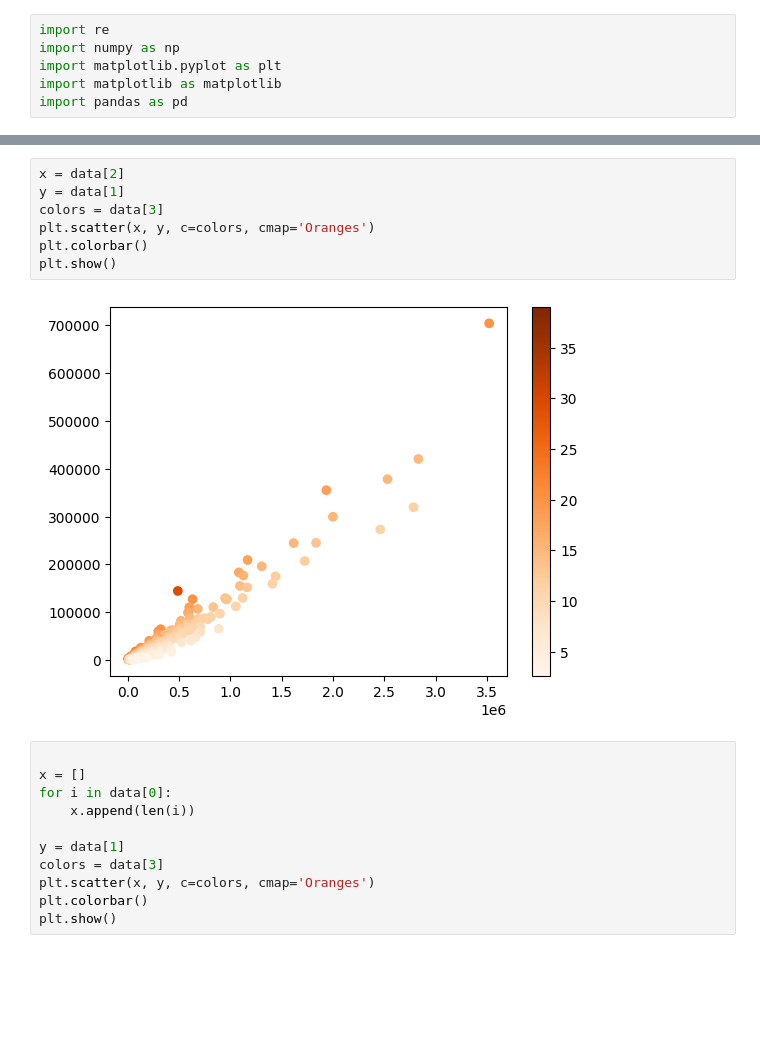
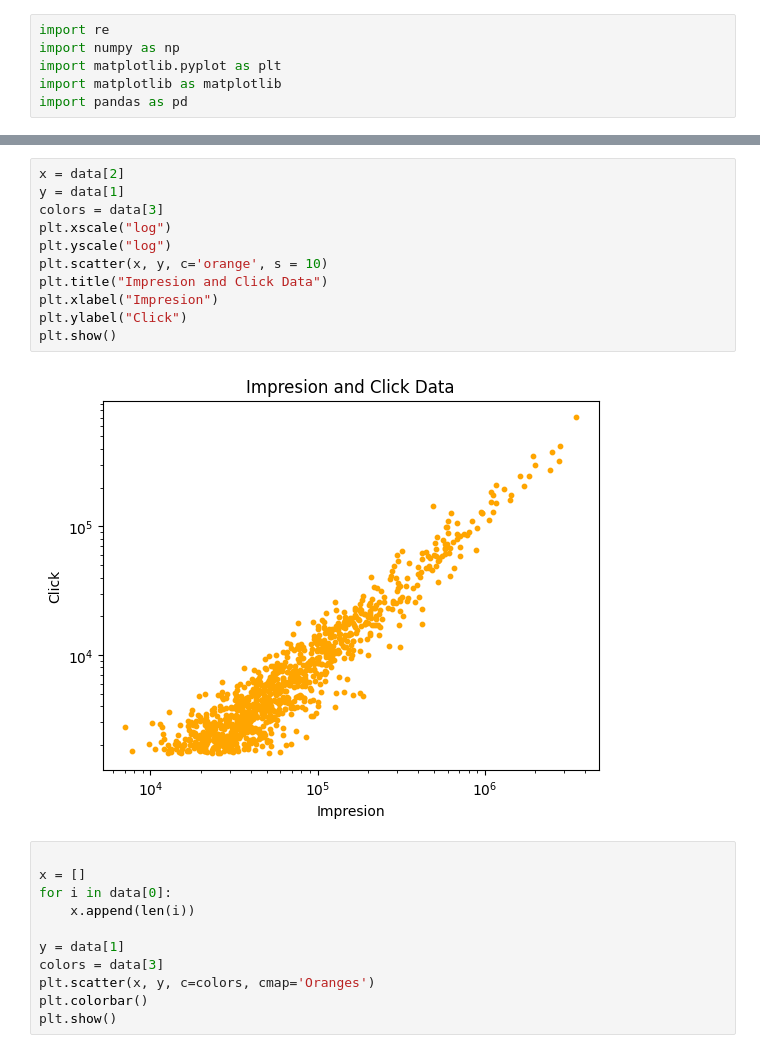
Before and after one commit to shalchianmh/statistic_charts, a Jupyter notebook: data_analyse/test.ipynb, the cells around one changed output, grey strips where cells are left out. Saved outputs shown, nothing was run; the diff lists cells and outputs as text; blank space fills up the shorter version.

```diff
--- a/data_analyse/test.ipynb
+++ b/data_analyse/test.ipynb
@@ -12,12 +52,16 @@ for i in range(len(data[3])):
 # %%
 x = data[2]
 y = data[1]
 colors = data[3]
-plt.scatter(x, y, c=colors, cmap='Oranges')
-plt.colorbar()
+plt.xscale("log")
+plt.yscale("log")
+plt.scatter(x, y, c='orange', s = 10)
+plt.title("Impresion and Click Data")
+plt.xlabel("Impresion")
+plt.ylabel("Click")
 plt.show()
 # %% [output]
-[figure, old version]
+[figure, new version]
 # %%
 
 x = []
```
Also changed, not shown: parts of 4 cells of this notebook.
